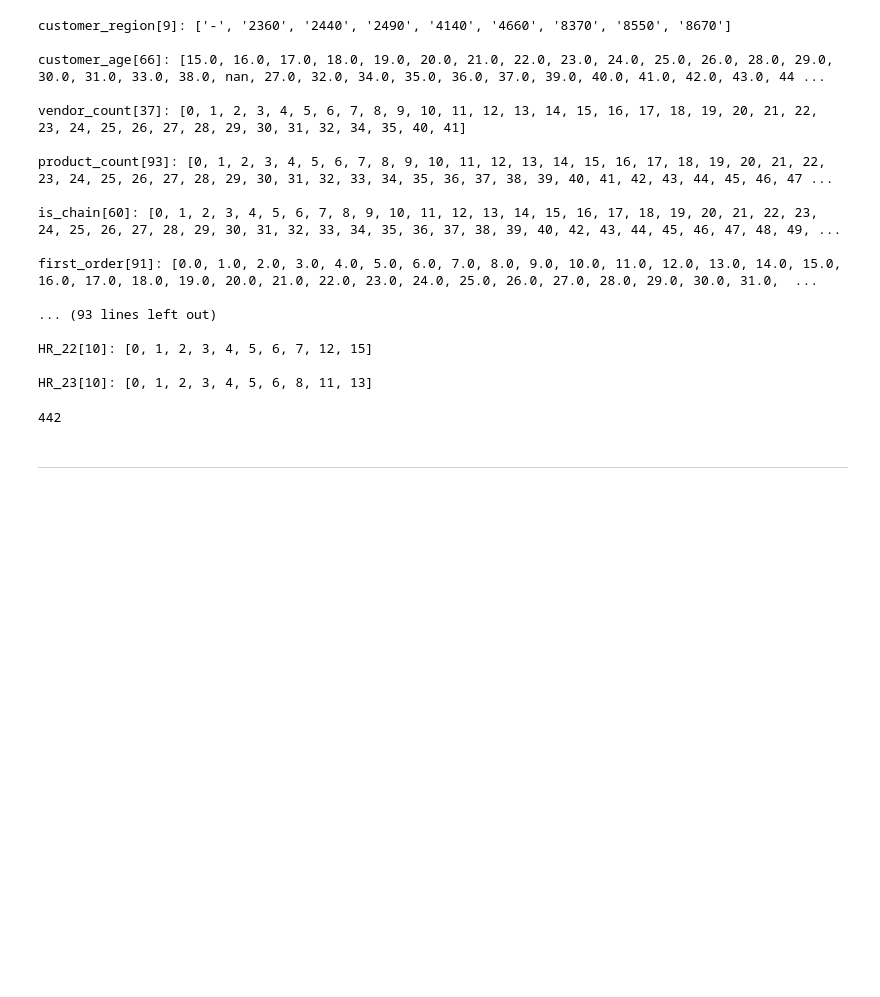
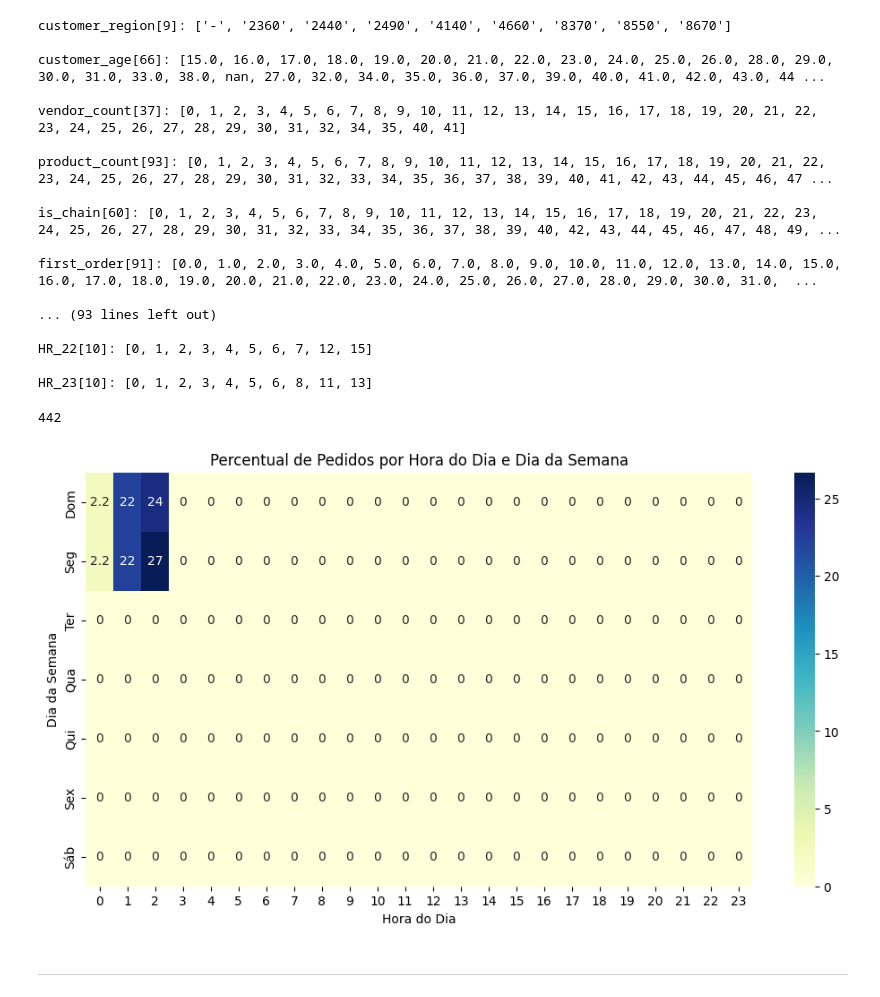
Before and after one commit to Silvestre17/DM_FoodDeliveryClustering_MasterProject, a Jupyter notebook: DM2425_Part1_99.ipynb, the cells around one changed output. Drawn from its saved outputs; the diff is of its cells as text; code cells hidden in the pictures; blank space fills up the shorter version.

```diff
--- a/DM2425_Part1_99.ipynb
+++ b/DM2425_Part1_99.ipynb
@@ -175,6 +175,45 @@ print(len(ABCDEats[ABCDEats['customer_region'] == '-'])) # last_promo '-' não t
 # # Showing the outlier rows
 # outlier_rows = ABCDEats.iloc[outliers[0]]
 # print(outlier_rows)
+# %%
+
+# Dados das variáveis fornecidas
+hours = {
+    "HR_0": [0, np.nan], "HR_1": [0, 1, 2, 4, 3, 5, 9, 6, 8, 14, 7],
+    "HR_2": [0, 1, 2, 5, 7, 3, 12, 6, 8, 10, 9, 4],
+    # ... (continuar com os outros HR_* até HR_23)
+}
+
+days_of_week = {
+    "DOW_0": [1, 0, 2, 3, 5, 4, 9, 6, 8, 10, 7, 11, 15, 16],
+    "DOW_1": [0, 1, 2, 3, 6, 4, 9, 5, 10, 8, 7, 11, 13, 15, 17, 16, 12],
+    # ... (continuar com os outros DOW_* até DOW_6)
+}
+
+# Criar uma matriz com a contagem de pedidos por hora e dia da semana
+heatmap_data = np.zeros((7, 24))  # 7 dias da semana (0-6), 24 horas do dia (0-23)
+
+# Preenchendo a matriz com os valores de contagem fornecidos
+for hr_key, hr_values in hours.items():
+    hour = int(hr_key.split('_')[1])  # extraindo a hora
+    for dow_key, dow_values in days_of_week.items():
+        day = int(dow_key.split('_')[1])  # extraindo o dia da semana
+        # Simulação de contagem (soma do número de pedidos em cada combinação)
+        heatmap_data[day, hour] = len(set(hr_values).intersection(dow_values))
+
+# Convertendo a matriz de contagem para percentagens
+total_orders = np.sum(heatmap_data)
+heatmap_percentage = (heatmap_data / total_orders) * 100
+
+# Criando o heatmap
+plt.figure(figsize=(12, 6))
+sns.heatmap(heatmap_percentage, annot=True, cmap="YlGnBu", xticklabels=range(24), yticklabels=['Dom', 'Seg', 'Ter', 'Qua', 'Qui', 'Sex', 'Sáb'])
+plt.title("Percentual de Pedidos por Hora do Dia e Dia da Semana")
+plt.xlabel("Hora do Dia")
+plt.ylabel("Dia da Semana")
+plt.show()
+# %% [output]
+[figure, added]
 # %% [markdown]
 ---
 # %% [markdown]
```
